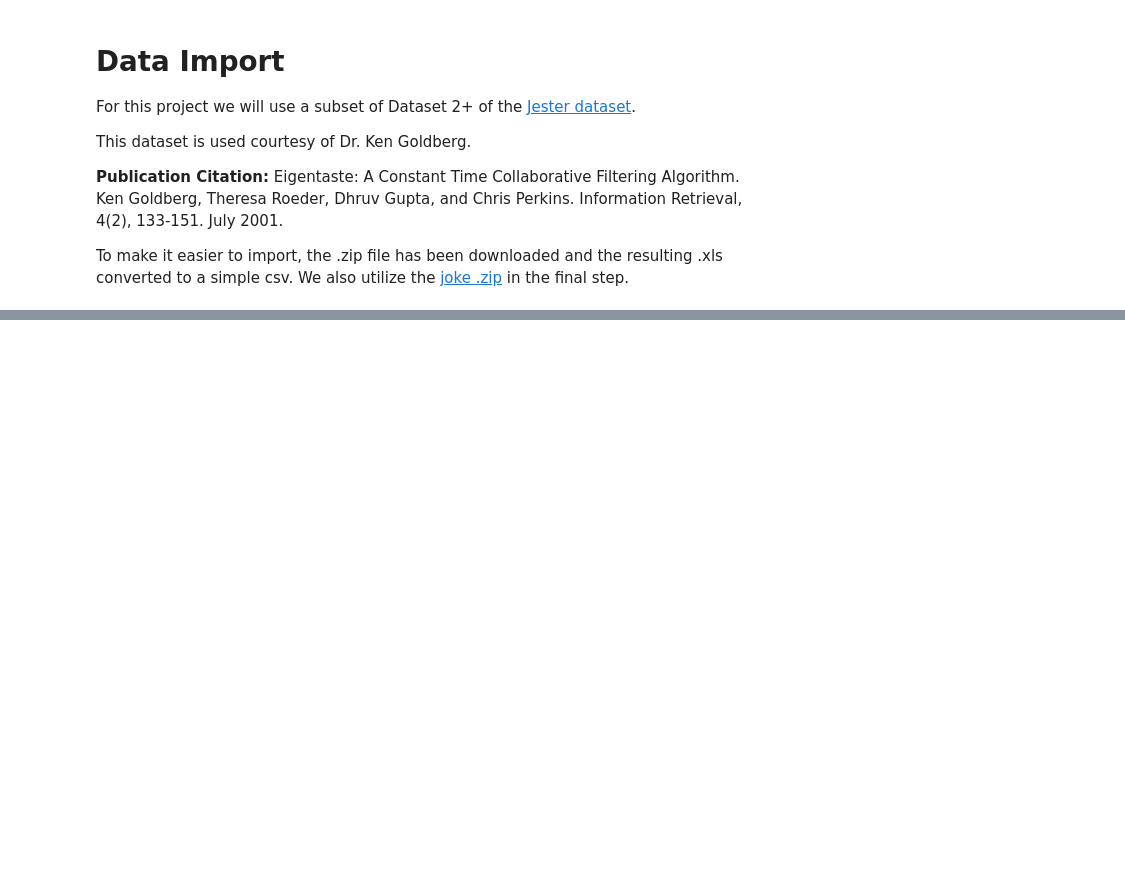
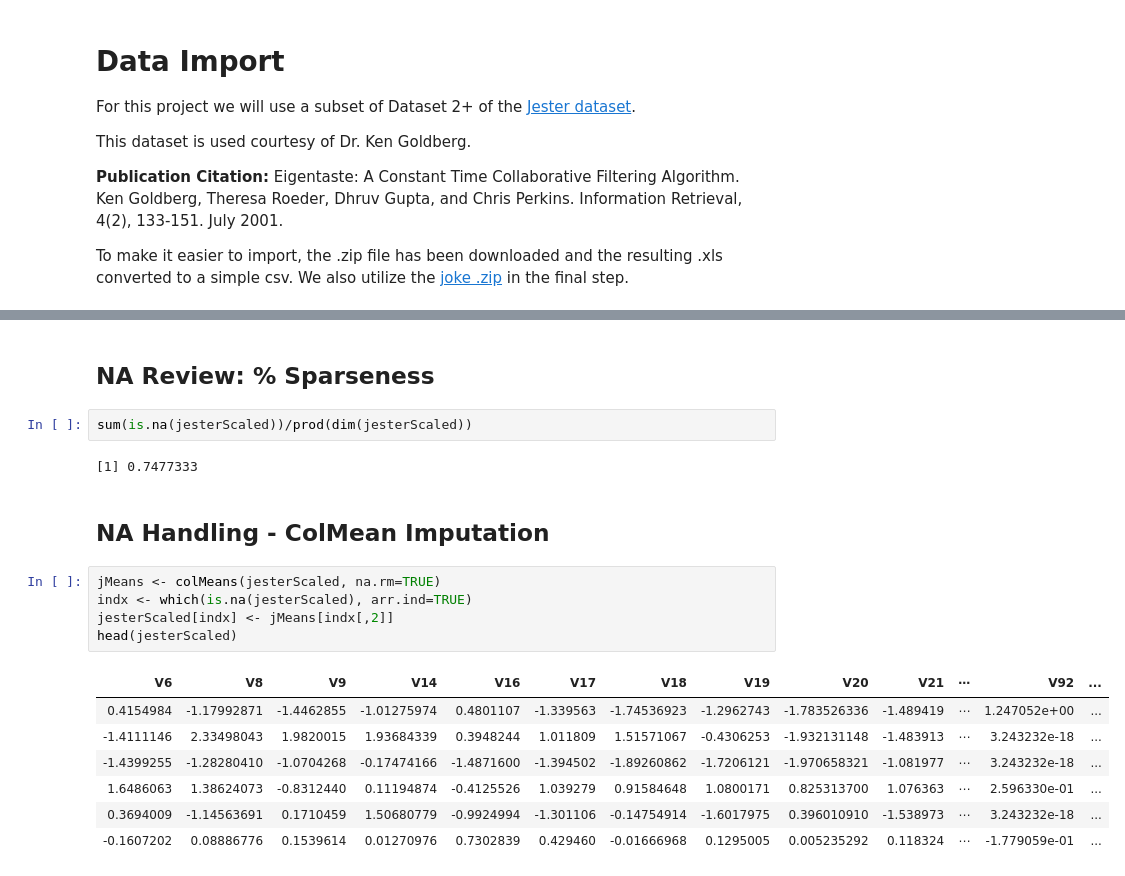
Before and after one commit to wwells/CUNY_DATA_643, a Jupyter notebook: Project5/Project5.ipynb, the cells around one changed output, grey strips where cells are left out. Saved outputs shown, nothing was run; the diff lists cells and outputs as text; blank space fills up the shorter version.

```diff
--- a/Project5/Project5.ipynb
+++ b/Project5/Project5.ipynb
@@ -38,0 +109,21 @@ jester <- jester[,1:101]# remove last 50 so it matches with our available joke t
+# %% [markdown]
+## NA Review:  % Sparseness
+# %%
+sum(is.na(jesterScaled))/prod(dim(jesterScaled))
+# %% [output]
+[1] 0.7477333
+# %% [markdown]
+## NA Handling - ColMean Imputation
+# %%
+jMeans <- colMeans(jesterScaled, na.rm=TRUE)
+indx <- which(is.na(jesterScaled), arr.ind=TRUE)
+jesterScaled[indx] <- jMeans[indx[,2]]
+head(jesterScaled)
+# %% [output]
+| V6 | V8 | V9 | V14 | V16 | V17 | V18 | V19 | V20 | V21 | ⋯ | V92 | ... |
+| 0.4154984 | -1.17992871 | -1.4462855 | -1.01275974 | 0.4801107 | -1.339563 | -1.74536923 | -1.2962743 | -1.783526336 | -1.489419 | ⋯ | 1.247052e+00 | ... |
+| -1.4111146 | 2.33498043 | 1.9820015 | 1.93684339 | 0.3948244 | 1.011809 | 1.51571067 | -0.4306253 | -1.932131148 | -1.483913 | ⋯ | 3.243232e-18 | ... |
+| -1.4399255 | -1.28280410 | -1.0704268 | -0.17474166 | -1.4871600 | -1.394502 | -1.89260862 | -1.7206121 | -1.970658321 | -1.081977 | ⋯ | 3.243232e-18 | ... |
+| 1.6486063 | 1.38624073 | -0.8312440 | 0.11194874 | -0.4125526 | 1.039279 | 0.91584648 | 1.0800171 | 0.825313700 | 1.076363 | ⋯ | 2.596330e-01 | ... |
+| 0.3694009 | -1.14563691 | 0.1710459 | 1.50680779 | -0.9924994 | -1.301106 | -0.14754914 | -1.6017975 | 0.396010910 | -1.538973 | ⋯ | 3.243232e-18 | ... |
+| -0.1607202 | 0.08886776 | 0.1539614 | 0.01270976 | 0.7302839 | 0.429460 | -0.01666968 | 0.1295005 | 0.005235292 | 0.118324 | ⋯ | -1.779059e-01 | ... |
```
Also changed, not shown: parts of 49 cells of this notebook, 1 other file.
